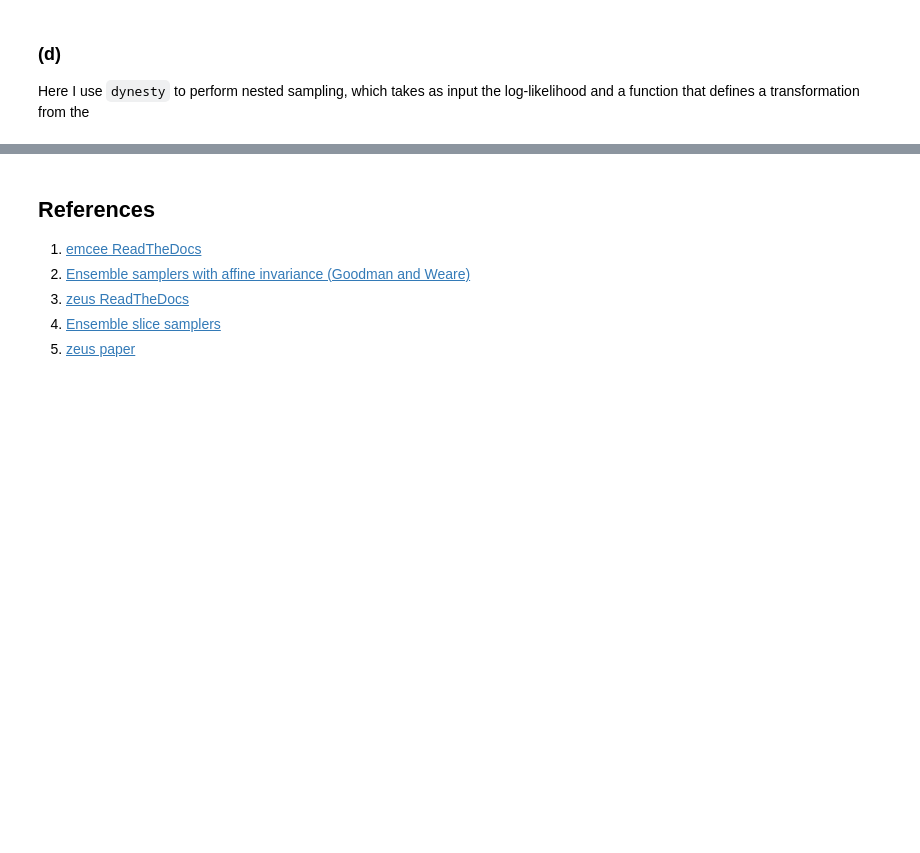
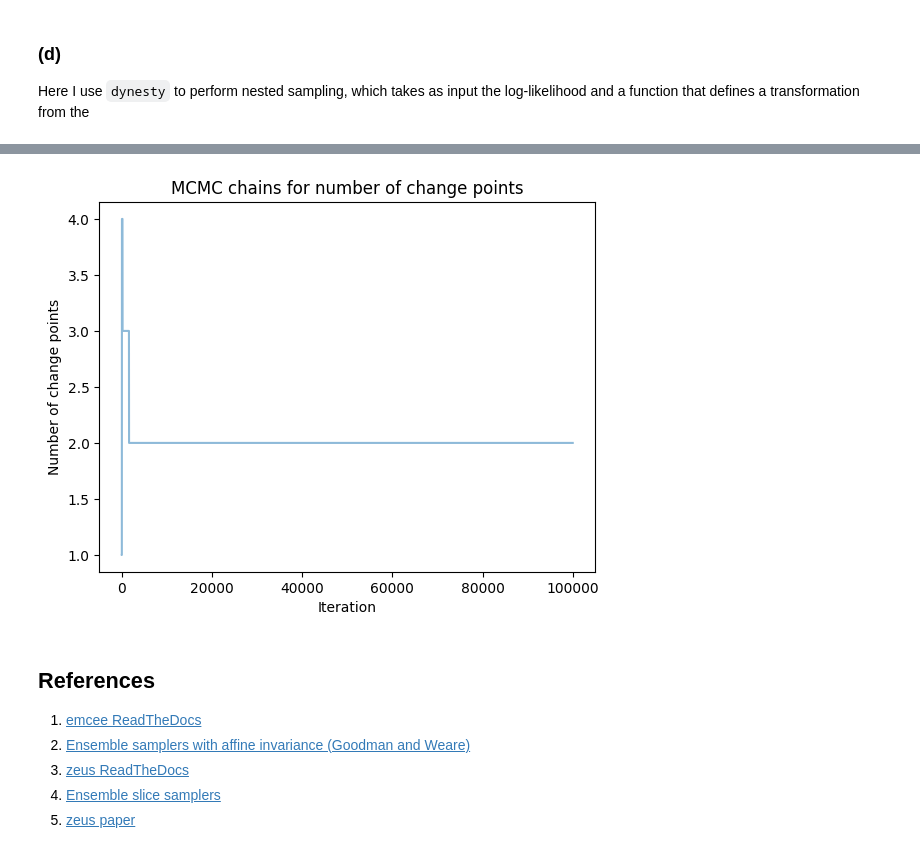
Before and after one commit to AlexBM173/apb86_S2, a Jupyter notebook: draft.ipynb, the cells around one changed output, grey strips where cells are left out. Cells and saved outputs as stored; diff of their text form; code cells hidden in the pictures; blank space fills up the shorter version.

```diff
--- a/draft.ipynb
+++ b/draft.ipynb
@@ -402,3 +421,13 @@ logz: -1211.795 +/-  0.127
+# %%
+# Plot the chains for k, the model size
+iteration = np.arange(len(k))
+plt.plot(iteration, k, alpha=0.5)
+plt.xlabel("Iteration")
+plt.ylabel("Number of change points")
+plt.title("MCMC chains for number of change points")
+plt.show()
+# %% [output]
+[figure, added]
 # %% [markdown]
 ## References
 
```
Also changed, not shown: parts of 11 cells of this notebook, 2 other files.
